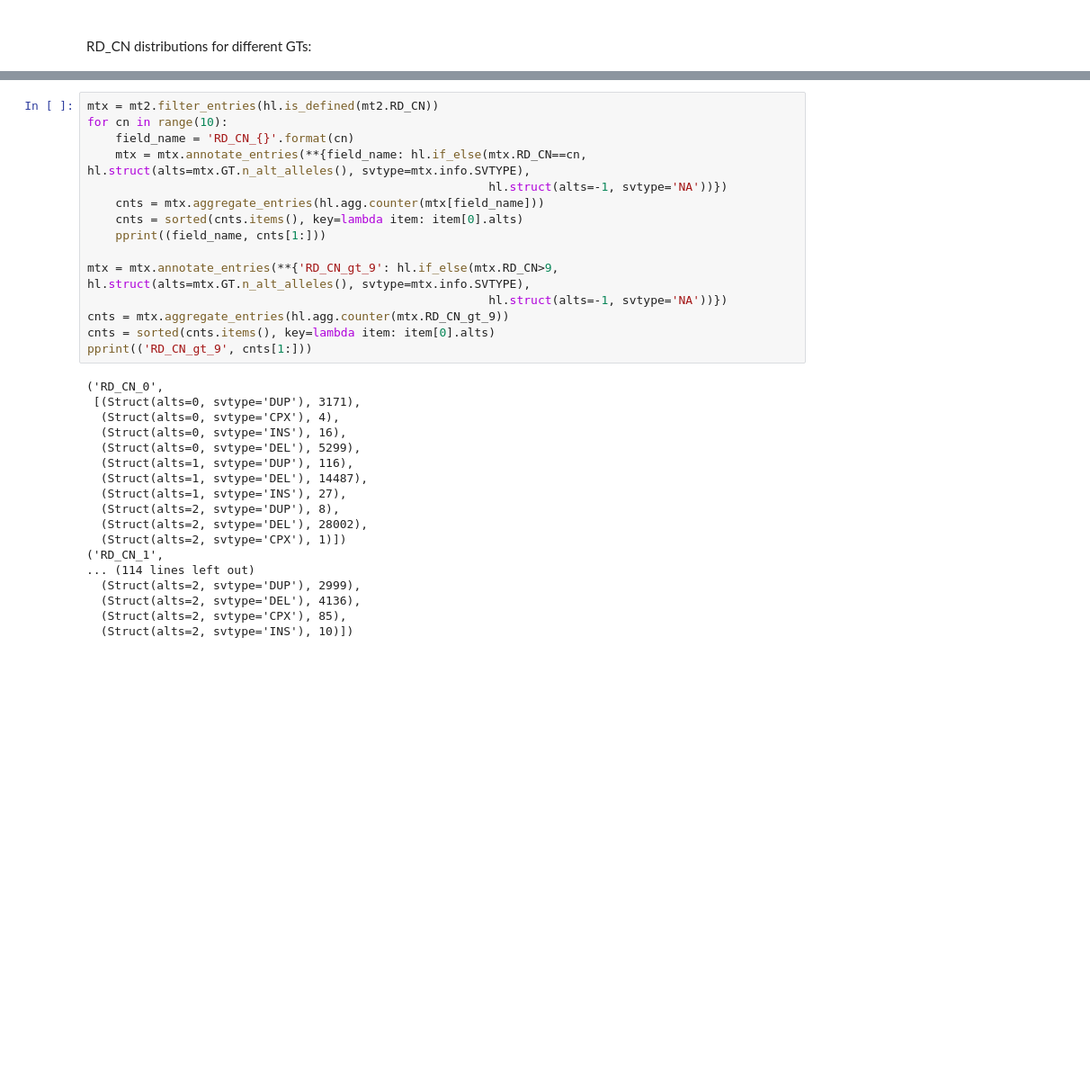
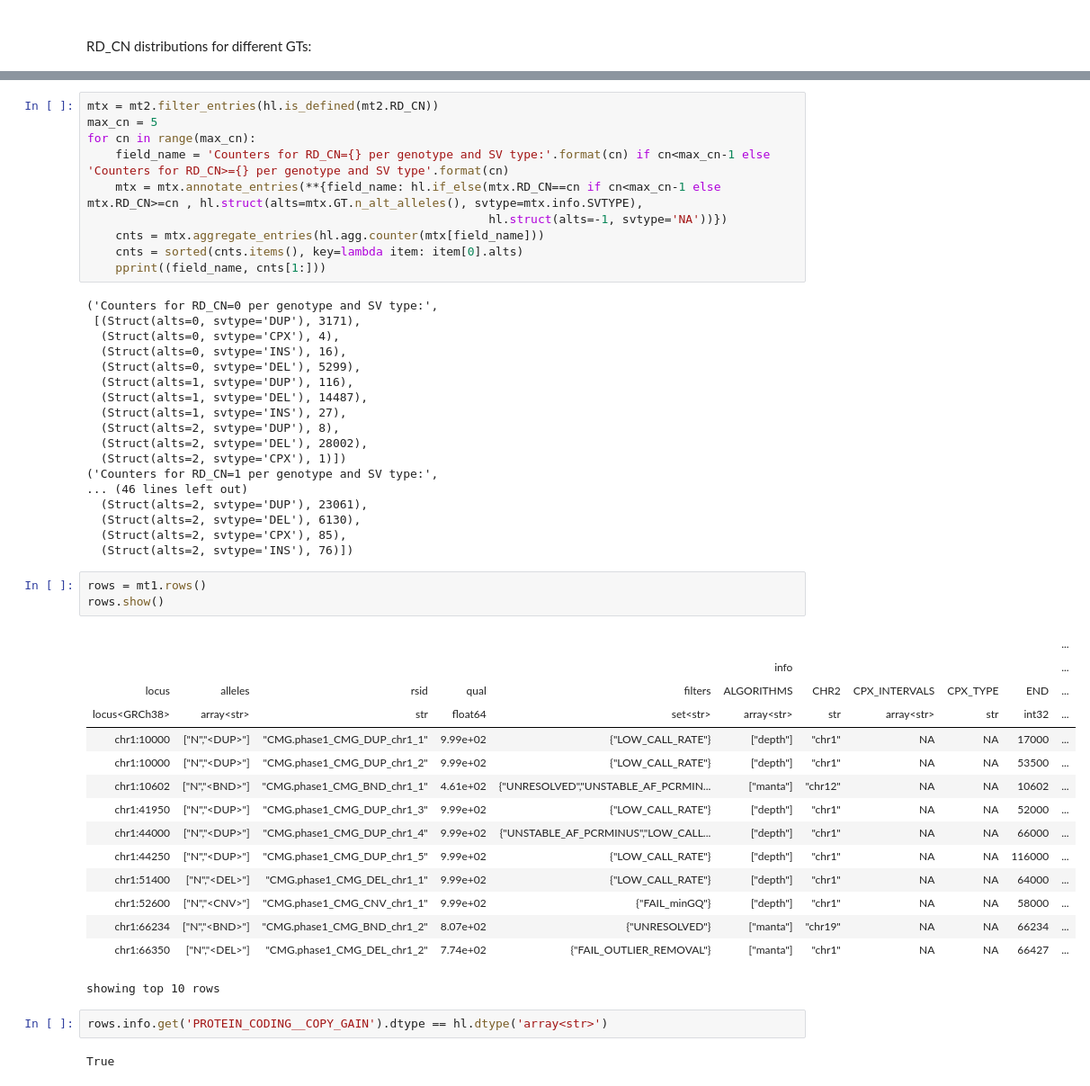
Before and after one commit to broadinstitute/seqr-loading-pipelines, a Jupyter notebook: genome_sv_pipeline/inspect_sv_data.ipynb, the cells around one changed output, grey strips where cells are left out. Shown at 90% size. Cells and saved outputs as stored; diff of their text form; blank space fills up the shorter version.

```diff
--- a/genome_sv_pipeline/inspect_sv_data.ipynb
+++ b/genome_sv_pipeline/inspect_sv_data.ipynb
@@ -138,21 +157,16 @@ GT2_RD_CN: [(-1, 5050345), (0, 28011), (1, 35488), (2, 17482), (3, 7404), (4, 13
 [interactive output not drawn]
 # %%
 mtx = mt2.filter_entries(hl.is_defined(mt2.RD_CN))
-for cn in range(10):
-    field_name = 'RD_CN_{}'.format(cn)
-    mtx = mtx.annotate_entries(**{field_name: hl.if_else(mtx.RD_CN==cn, hl.struct(alts=mtx.GT.n_alt_alleles(), svtype=mtx.info.SVTYPE),
+max_cn = 5
+for cn in range(max_cn):
+    field_name = 'Counters for RD_CN={} per genotype and SV type:'.format(cn) if cn<max_cn-1 else 'Counters for RD_CN>={} per genotype and SV type'.format(cn)
+    mtx = mtx.annotate_entries(**{field_name: hl.if_else(mtx.RD_CN==cn if cn<max_cn-1 else mtx.RD_CN>=cn , hl.struct(alts=mtx.GT.n_alt_alleles(), svtype=mtx.info.SVTYPE),
                                                          hl.struct(alts=-1, svtype='NA'))})
     cnts = mtx.aggregate_entries(hl.agg.counter(mtx[field_name]))
     cnts = sorted(cnts.items(), key=lambda item: item[0].alts)
     pprint((field_name, cnts[1:]))
-
-mtx = mtx.annotate_entries(**{'RD_CN_gt_9': hl.if_else(mtx.RD_CN>9, hl.struct(alts=mtx.GT.n_alt_alleles(), svtype=mtx.info.SVTYPE),
-                                                         hl.struct(alts=-1, svtype='NA'))})
-cnts = mtx.aggregate_entries(hl.agg.counter(mtx.RD_CN_gt_9))
-cnts = sorted(cnts.items(), key=lambda item: item[0].alts)
-pprint(('RD_CN_gt_9', cnts[1:]))
 # %% [output]
-('RD_CN_0',
+('Counters for RD_CN=0 per genotype and SV type:',
  [(Struct(alts=0, svtype='DUP'), 3171),
   (Struct(alts=0, svtype='CPX'), 4),
   (Struct(alts=0, svtype='INS'), 16),
@@ -163,9 +177,32 @@ pprint(('RD_CN_gt_9', cnts[1:]))
   (Struct(alts=2, svtype='DUP'), 8),
   (Struct(alts=2, svtype='DEL'), 28002),
   (Struct(alts=2, svtype='CPX'), 1)])
-('RD_CN_1',
-... (114 lines left out)
-  (Struct(alts=2, svtype='DUP'), 2999),
-  (Struct(alts=2, svtype='DEL'), 4136),
+('Counters for RD_CN=1 per genotype and SV type:',
+... (46 lines left out)
+  (Struct(alts=2, svtype='DUP'), 23061),
+  (Struct(alts=2, svtype='DEL'), 6130),
   (Struct(alts=2, svtype='CPX'), 85),
-  (Struct(alts=2, svtype='INS'), 10)])
+  (Struct(alts=2, svtype='INS'), 76)])
+# %%
+rows = mt1.rows()
+rows.show()
+# %% [output]
+|  |  |  |  |  |  |  |  |  |  | ... |
+|  |  |  |  |  | info |  |  |  |  | ... |
+| locus | alleles | rsid | qual | filters | ALGORITHMS | CHR2 | CPX_INTERVALS | CPX_TYPE | END | ... |
+| locus<GRCh38> | array<str> | str | float64 | set<str> | array<str> | str | array<str> | str | int32 | ... |
+| chr1:10000 | ["N","<DUP>"] | "CMG.phase1_CMG_DUP_chr1_1" | 9.99e+02 | {"LOW_CALL_RATE"} | ["depth"] | "chr1" | NA | NA | 17000 | ... |
+| chr1:10000 | ["N","<DUP>"] | "CMG.phase1_CMG_DUP_chr1_2" | 9.99e+02 | {"LOW_CALL_RATE"} | ["depth"] | "chr1" | NA | NA | 53500 | ... |
+| chr1:10602 | ["N","<BND>"] | "CMG.phase1_CMG_BND_chr1_1" | 4.61e+02 | {"UNRESOLVED","UNSTABLE_AF_PCRMIN... | ["manta"] | "chr12" | NA | NA | 10602 | ... |
+| chr1:41950 | ["N","<DUP>"] | "CMG.phase1_CMG_DUP_chr1_3" | 9.99e+02 | {"LOW_CALL_RATE"} | ["depth"] | "chr1" | NA | NA | 52000 | ... |
+| chr1:44000 | ["N","<DUP>"] | "CMG.phase1_CMG_DUP_chr1_4" | 9.99e+02 | {"UNSTABLE_AF_PCRMINUS","LOW_CALL... | ["depth"] | "chr1" | NA | NA | 66000 | ... |
+| chr1:44250 | ["N","<DUP>"] | "CMG.phase1_CMG_DUP_chr1_5" | 9.99e+02 | {"LOW_CALL_RATE"} | ["depth"] | "chr1" | NA | NA | 116000 | ... |
+| chr1:51400 | ["N","<DEL>"] | "CMG.phase1_CMG_DEL_chr1_1" | 9.99e+02 | {"LOW_CALL_RATE"} | ["depth"] | "chr1" | NA | NA | 64000 | ... |
+| chr1:52600 | ["N","<CNV>"] | "CMG.phase1_CMG_CNV_chr1_1" | 9.99e+02 | {"FAIL_minGQ"} | ["depth"] | "chr1" | NA | NA | 58000 | ... |
+| chr1:66234 | ["N","<BND>"] | "CMG.phase1_CMG_BND_chr1_2" | 8.07e+02 | {"UNRESOLVED"} | ["manta"] | "chr19" | NA | NA | 66234 | ... |
+| chr1:66350 | ["N","<DEL>"] | "CMG.phase1_CMG_DEL_chr1_2" | 7.74e+02 | {"FAIL_OUTLIER_REMOVAL"} | ["manta"] | "chr1" | NA | NA | 66427 | ... |
+showing top 10 rows
+# %%
+rows.info.get('PROTEIN_CODING__COPY_GAIN').dtype == hl.dtype('array<str>')
+# %% [output]
+True
```
Also changed, not shown: parts of 25 cells of this notebook.
